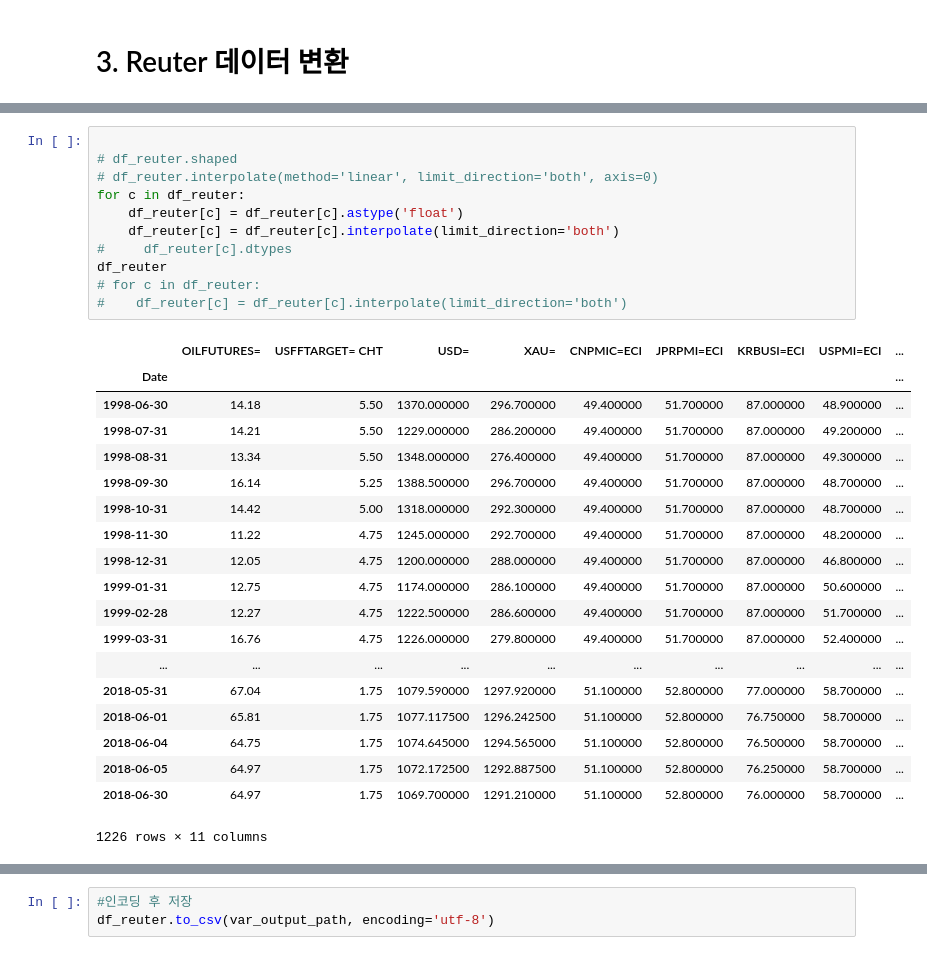
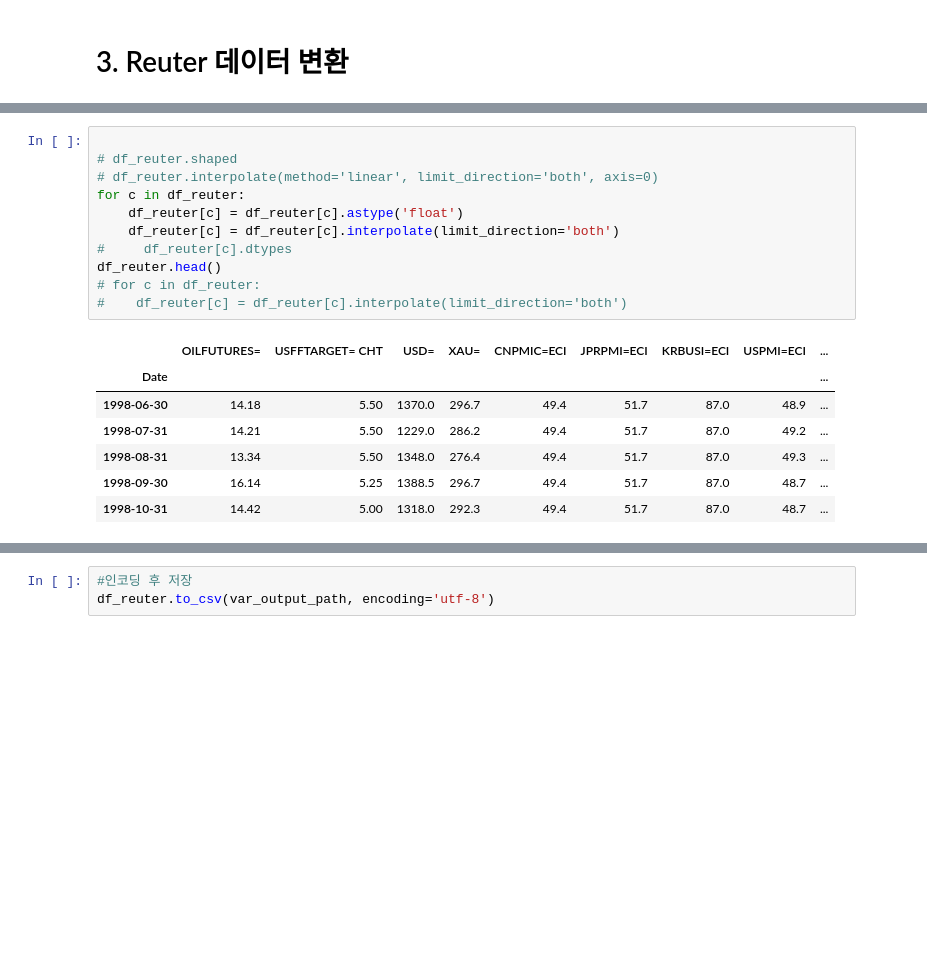
Before and after one commit to gingsiro/kdn_ojdcorr, a Jupyter notebook: note/1_CSV_Date_Normalization.ipynb, the cells around one changed output, grey strips where cells are left out. Saved outputs shown, nothing was run; the diff lists cells and outputs as text; blank space fills up the shorter version.

```diff
--- a/note/1_CSV_Date_Normalization.ipynb
+++ b/note/1_CSV_Date_Normalization.ipynb
@@ -151,31 +129,19 @@ df_reuter
 # %%
 
 # df_reuter.shaped
 # df_reuter.interpolate(method='linear', limit_direction='both', axis=0)
 for c in df_reuter:
     df_reuter[c] = df_reuter[c].astype('float')
     df_reuter[c] = df_reuter[c].interpolate(limit_direction='both')
 #     df_reuter[c].dtypes
-df_reuter
+df_reuter.head()
 # for c in df_reuter:
 #    df_reuter[c] = df_reuter[c].interpolate(limit_direction='both')
 # %% [output]
 |  | OILFUTURES= | USFFTARGET= CHT | USD= | XAU= | CNPMIC=ECI | JPRPMI=ECI | KRBUSI=ECI | USPMI=ECI | ... |
 | Date |  |  |  |  |  |  |  |  | ... |
-| 1998-06-30 | 14.18 | 5.50 | 1370.000000 | 296.700000 | 49.400000 | 51.700000 | 87.000000 | 48.900000 | ... |
-| 1998-07-31 | 14.21 | 5.50 | 1229.000000 | 286.200000 | 49.400000 | 51.700000 | 87.000000 | 49.200000 | ... |
-| 1998-08-31 | 13.34 | 5.50 | 1348.000000 | 276.400000 | 49.400000 | 51.700000 | 87.000000 | 49.300000 | ... |
-| 1998-09-30 | 16.14 | 5.25 | 1388.500000 | 296.700000 | 49.400000 | 51.700000 | 87.000000 | 48.700000 | ... |
-| 1998-10-31 | 14.42 | 5.00 | 1318.000000 | 292.300000 | 49.400000 | 51.700000 | 87.000000 | 48.700000 | ... |
-| 1998-11-30 | 11.22 | 4.75 | 1245.000000 | 292.700000 | 49.400000 | 51.700000 | 87.000000 | 48.200000 | ... |
-| 1998-12-31 | 12.05 | 4.75 | 1200.000000 | 288.000000 | 49.400000 | 51.700000 | 87.000000 | 46.800000 | ... |
-| 1999-01-31 | 12.75 | 4.75 | 1174.000000 | 286.100000 | 49.400000 | 51.700000 | 87.000000 | 50.600000 | ... |
-| 1999-02-28 | 12.27 | 4.75 | 1222.500000 | 286.600000 | 49.400000 | 51.700000 | 87.000000 | 51.700000 | ... |
-| 1999-03-31 | 16.76 | 4.75 | 1226.000000 | 279.800000 | 49.400000 | 51.700000 | 87.000000 | 52.400000 | ... |
-| ... | ... | ... | ... | ... | ... | ... | ... | ... | ... |
-| 2018-05-31 | 67.04 | 1.75 | 1079.590000 | 1297.920000 | 51.100000 | 52.800000 | 77.000000 | 58.700000 | ... |
-| 2018-06-01 | 65.81 | 1.75 | 1077.117500 | 1296.242500 | 51.100000 | 52.800000 | 76.750000 | 58.700000 | ... |
-| 2018-06-04 | 64.75 | 1.75 | 1074.645000 | 1294.565000 | 51.100000 | 52.800000 | 76.500000 | 58.700000 | ... |
-| 2018-06-05 | 64.97 | 1.75 | 1072.172500 | 1292.887500 | 51.100000 | 52.800000 | 76.250000 | 58.700000 | ... |
-| 2018-06-30 | 64.97 | 1.75 | 1069.700000 | 1291.210000 | 51.100000 | 52.800000 | 76.000000 | 58.700000 | ... |
+| 1998-06-30 | 14.18 | 5.50 | 1370.0 | 296.7 | 49.4 | 51.7 | 87.0 | 48.9 | ... |
+| 1998-07-31 | 14.21 | 5.50 | 1229.0 | 286.2 | 49.4 | 51.7 | 87.0 | 49.2 | ... |
+| 1998-08-31 | 13.34 | 5.50 | 1348.0 | 276.4 | 49.4 | 51.7 | 87.0 | 49.3 | ... |
+| 1998-09-30 | 16.14 | 5.25 | 1388.5 | 296.7 | 49.4 | 51.7 | 87.0 | 48.7 | ... |
+| 1998-10-31 | 14.42 | 5.00 | 1318.0 | 292.3 | 49.4 | 51.7 | 87.0 | 48.7 | ... |
-1226 rows × 11 columns
```
Also changed, not shown: parts of 24 cells of this notebook, 1 other file.
